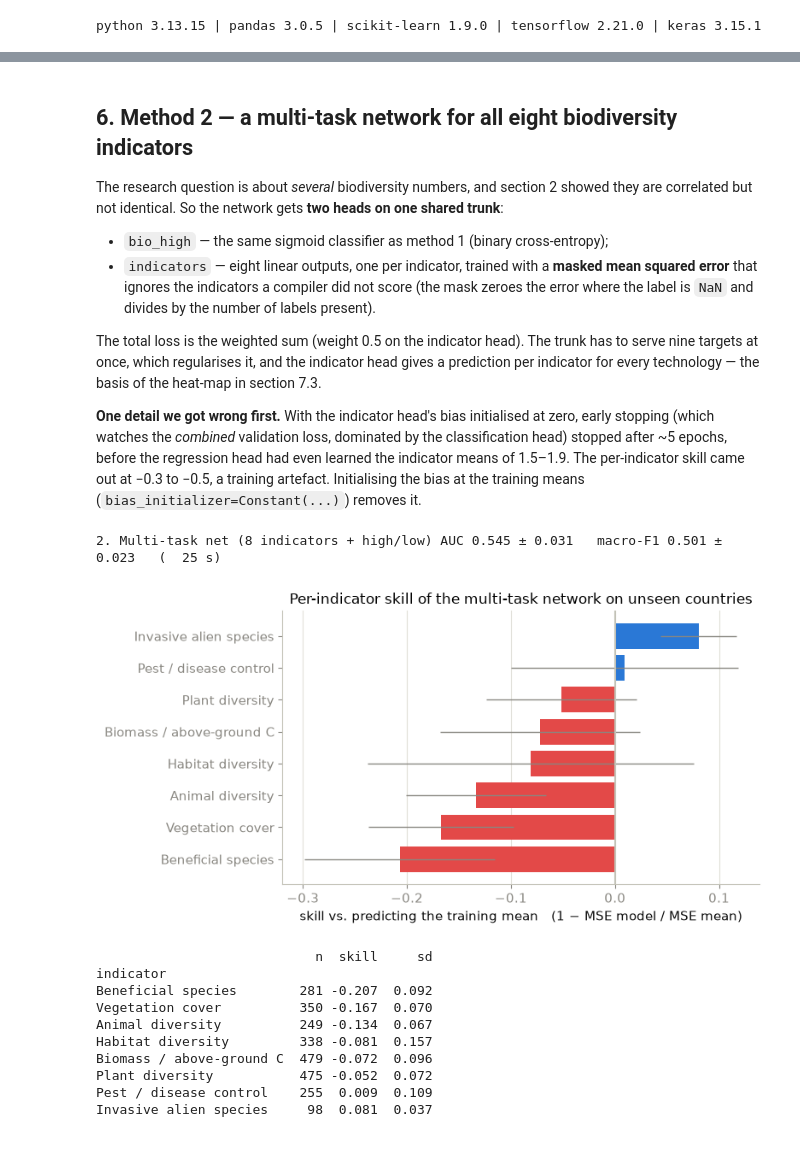
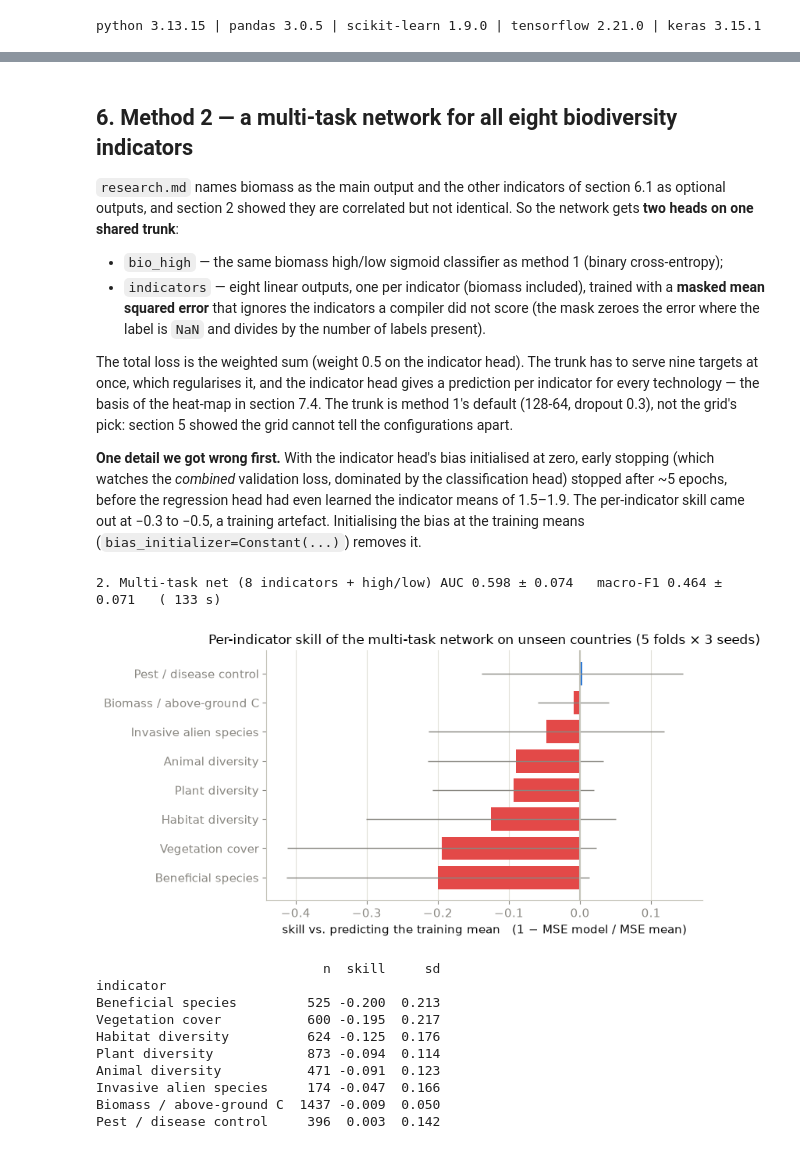
Before and after one commit to nmkearney/CAS-AML-WOCAT, a Jupyter notebook: module2_biodiversity_neural_networks.ipynb, the cells around one changed output, grey strips where cells are left out. Drawn from its saved outputs; the diff is of its cells as text; code cells hidden in the pictures.

```diff
--- a/module2_biodiversity_neural_networks.ipynb
+++ b/module2_biodiversity_neural_networks.ipynb
@@ -317,0 +381,11 @@ slope=FLAT                       environment       0.364                 0.512
+# %%
+ticked = pd.DataFrame({f: tokens(data[f]).apply(lambda t: 0 if t == ["MISSING"] else len(t)) for f in PRACTICE})
+by_count = {}
+for f in PRACTICE:
+    k = ticked[f].where(ticked[f] > 0).clip(upper=5)
+    by_count[f] = pd.Series(y).groupby(k).agg(lambda s: f"{s.mean():.2f} ({len(s)})").reindex([1, 2, 3, 4, 5])
+by_count = pd.DataFrame(by_count).T.set_axis(["1", "2", "3", "4", "5+"], axis=1)
+print("share of 'high' by the number of answers ticked in each multi-answer practice field (records in brackets):")
+print(by_count.to_string())
+print()
+print("Spearman correlation of the count with the label:", ", ".join(f"{f} {pd.Series(y).corr(ticked[f], method='spearman'):+.2f}" for f in PRACTICE))
@@ -378,11 +471,24 @@ def run_keras_cv(build, Xany, extra_targets=None, name=None, epochs=150, batch_s
                       epochs=epochs, batch_size=batch_size, callbacks=callbacks(), verbose=0)
         pred = model.predict(Xany[te], verbose=0)
         p = (pred["bio_high"] if isinstance(pred, dict) else pred).ravel()
-        out.append(scores_from(y[te], p)); models.append(model); histories.append(h.history)
+        out.append(scores_from(y[te], p, y[tr].mean())); models.append(model); histories.append(h.history)
     if name:
         record(name, out, time.time() - t0)
     return out, models, histories
 
+SEEDS = (SEED, 7, 123)
+def run_keras_seeds(build, Xany, extra_targets=None, name=None):
+    """run_keras_cv once per seed. On ~380 training rows the seed alone moves a network's AUC by several
+    hundredths, so every network result below is a mean over 5 folds x 3 seeds. Models come back seed by seed,
+    fold by fold: models[i] was tested on (FOLDS * len(SEEDS))[i]."""
+    t0, out, models = time.time(), [], []
+    for s in SEEDS:
+        fold_scores, fold_models, _ = run_keras_cv(build, Xany, extra_targets, seed=s)
+        out += fold_scores; models += fold_models
+    if name:
+        record(name, out, time.time() - t0)
+    return out, models
+
 build_mlp().summary()
 # %% [output]
 Model: "functional"
@@ -472,17 +581,20 @@ visible.
 # %% [markdown]
 ## 6. Method 2 — a multi-task network for all eight biodiversity indicators
 
-The research question is about *several* biodiversity numbers, and section 2 showed they are
-correlated but not identical. So the network gets **two heads on one shared trunk**:
+`research.md` names biomass as the main output and the other indicators of section 6.1 as optional
+outputs, and section 2 showed they are correlated but not identical. So the network gets **two
+heads on one shared trunk**:
 
-* `bio_high` — the same sigmoid classifier as method 1 (binary cross-entropy);
-* `indicators` — eight linear outputs, one per indicator, trained with a **masked mean squared
-  error** that ignores the indicators a compiler did not score (the mask zeroes the error where the
-  label is `NaN` and divides by the number of labels present).
+* `bio_high` — the same biomass high/low sigmoid classifier as method 1 (binary cross-entropy);
+* `indicators` — eight linear outputs, one per indicator (biomass included), trained with a **masked
+  mean squared error** that ignores the indicators a compiler did not score (the mask zeroes the
+  error where the label is `NaN` and divides by the number of labels present).
 
 The total loss is the weighted sum (weight 0.5 on the indicator head). The trunk has to serve nine
 targets at once, which regularises it, and the indicator head gives a prediction per indicator for
-every technology — the basis of the heat-map in section 7.3.
+every technology — the basis of the heat-map in section 7.4. The trunk is method 1's default
+(128-64, dropout 0.3), not the grid's pick: section 5 showed the grid cannot tell the
+configurations apart.
 
 **One detail we got wrong first.** With the indicator head's bias initialised at zero, early
 stopping (which watches the *combined* validation loss, dominated by the classification head)
@@ -515,39 +627,39 @@ def build_multitask(indicator_bias=None, hidden=(128, 64), dropout=0.3, l2=1e-4,
                   metrics={"bio_high": [keras.metrics.AUC(name="auc")], "indicators": [masked_mae]})
     return model
 
-scores_C, models_C, hists_C = run_keras_cv(lambda idx: build_multitask(indicator_bias=np.nanmean(Y_IND[idx], axis=0)),
-                                           X, extra_targets={"indicators": Y_IND}, name="2. Multi-task net (8 indicators + high/low)")
+scores_C, models_C = run_keras_seeds(lambda idx: build_multitask(indicator_bias=np.nanmean(Y_IND[idx], axis=0)),
+                                     X, extra_targets={"indicators": Y_IND}, name="2. Multi-task net (8 indicators + high/low)")
 # %% [output]
-2. Multi-task net (8 indicators + high/low) AUC 0.545 ± 0.031   macro-F1 0.501 ± 0.023   (  25 s)
+2. Multi-task net (8 indicators + high/low) AUC 0.598 ± 0.074   macro-F1 0.464 ± 0.071   ( 133 s)
 # %%
 rows = []
-for model, (tr, te) in zip(models_C, FOLDS):
+for model, (tr, te) in zip(models_C, FOLDS * len(SEEDS)):
     pred = model.predict(X[te], verbose=0)["indicators"]
     for j, b in enumerate(BIO):
         m = ~np.isnan(Y_IND[te, j])
         if m.sum() < 5:
             continue
         mse_model = np.mean((Y_IND[te, j][m] - pred[m, j]) ** 2)
         mse_mean = np.mean((Y_IND[te, j][m] - np.nanmean(Y_IND[tr, j])) ** 2)
         rows.append({"indicator": PRETTY[b], "n": int(m.sum()), "skill": 1 - mse_model / mse_mean})
 skill = pd.DataFrame(rows).groupby("indicator").agg(n=("n", "sum"), skill=("skill", "mean"), sd=("skill", "std")).sort_values("skill")
 
 fig, ax = plt.subplots(figsize=(8, 4.2))
 ax.barh(skill.index, skill["skill"], xerr=skill["sd"], color=[C_BLUE if s >= 0 else C_RED for s in skill["skill"]], error_kw=dict(ecolor=INK_MUTED, lw=1))
 ax.axvline(0, color=NEUTRAL); ax.set_xlabel("skill vs. predicting the training mean   (1 − MSE model / MSE mean)")
-ax.set_title("Per-indicator skill of the multi-task network on unseen countries"); tidy(ax, "x")
+ax.set_title("Per-indicator skill of the multi-task network on unseen countries (5 folds × 3 seeds)"); tidy(ax, "x")
 plt.tight_layout(); plt.show()
 print(skill.round(3).to_string())
 # %% [output]
-[figure, old version]
+[figure, new version]
-                            n  skill     sd
+                             n  skill     sd
 indicator
-Beneficial species        281 -0.207  0.092
-Vegetation cover          350 -0.167  0.070
-Animal diversity          249 -0.134  0.067
-Habitat diversity         338 -0.081  0.157
-Biomass / above-ground C  479 -0.072  0.096
-Plant diversity           475 -0.052  0.072
-Pest / disease control    255  0.009  0.109
-Invasive alien species     98  0.081  0.037
+Beneficial species         525 -0.200  0.213
+Vegetation cover           600 -0.195  0.217
+Habitat diversity          624 -0.125  0.176
+Plant diversity            873 -0.094  0.114
+Animal diversity           471 -0.091  0.123
+Invasive alien species     174 -0.047  0.166
+Biomass / above-ground C  1437 -0.009  0.050
+Pest / disease control     396  0.003  0.142
 # %% [markdown]
```
Also changed, not shown: parts of 33 cells of this notebook.
